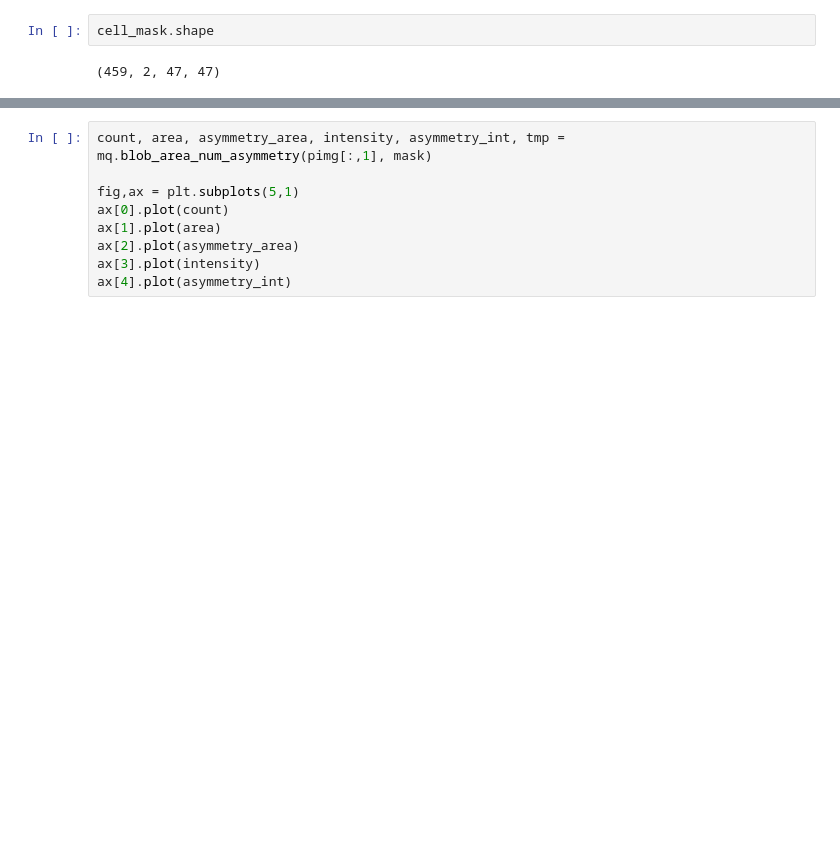
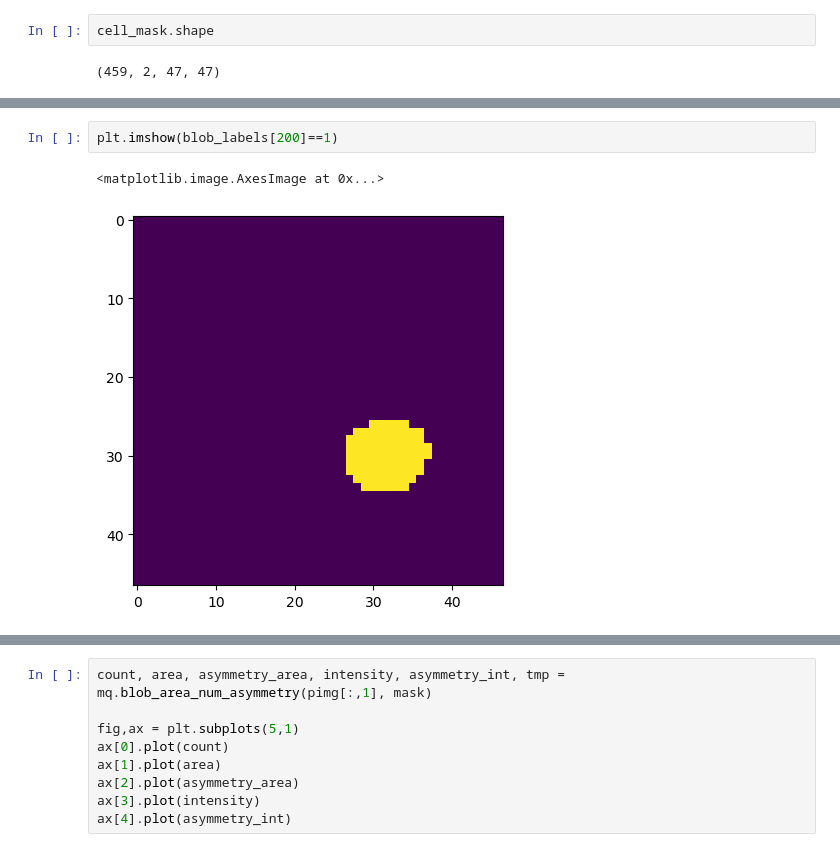
Before and after one commit to jboulanger/dna-movement-sufolobus, a Jupyter notebook: Test.ipynb, the cells around one changed output, grey strips where cells are left out. Drawn from its saved outputs; the diff is of its cells as text; blank space fills up the shorter version.

```diff
--- a/Test.ipynb
+++ b/Test.ipynb
@@ -47,0 +126,5 @@ ValueError: operands could not be broadcast together with shapes (459,47,47) (45
+# %%
+plt.imshow(blob_labels[200]==1)
+# %% [output]
+<matplotlib.image.AxesImage at 0x...>
+[figure, added]
```
Also changed, not shown: parts of 16 cells of this notebook, 4 other files.
